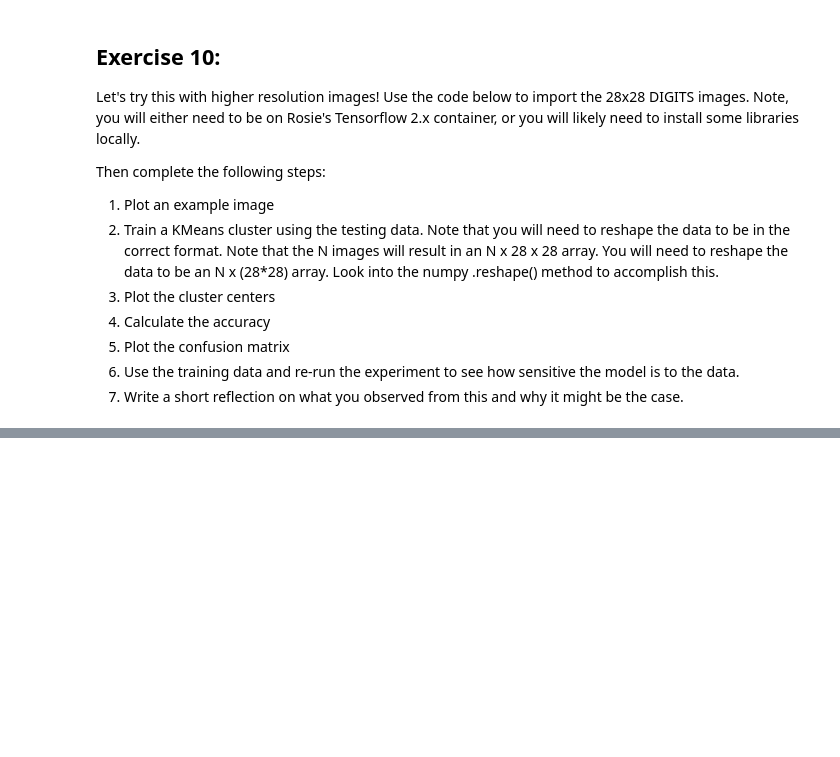
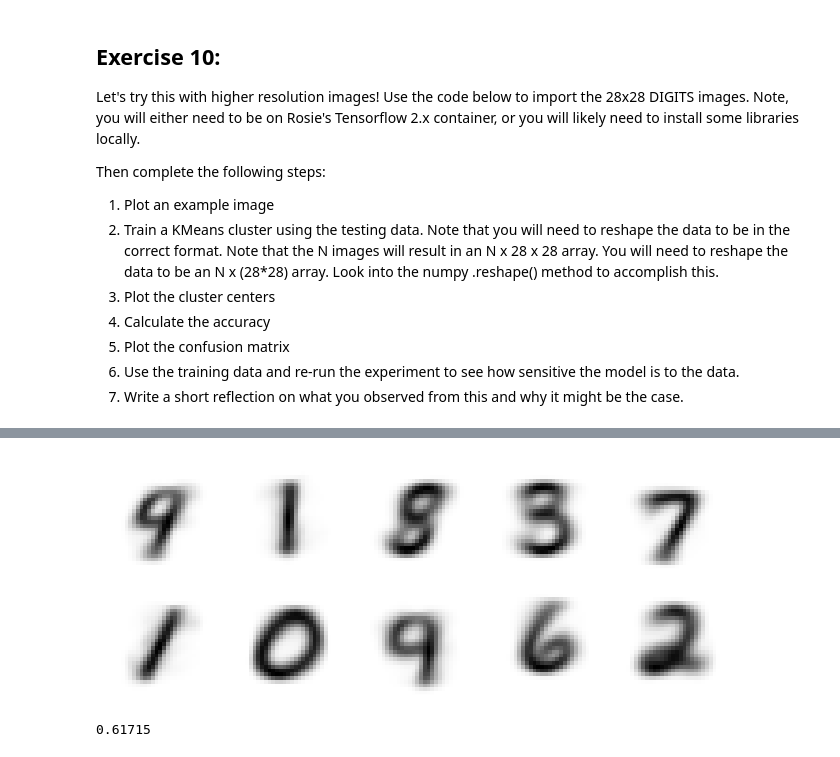
Before and after one commit to anthonyHigareda/kMeans, a Jupyter notebook: higaredajra_K_Means_Lab_Wright.ipynb, the cells around one changed output, grey strips where cells are left out. Saved outputs shown, nothing was run; the diff lists cells and outputs as text; code cells hidden in the pictures; blank space fills up the shorter version.

```diff
--- a/higaredajra_K_Means_Lab_Wright.ipynb
+++ b/higaredajra_K_Means_Lab_Wright.ipynb
@@ -383,0 +421,24 @@ from tensorflow import keras
+# %%
+N = len(X_train)
+X_train = X_train.reshape(N, 28 * 28)
+
+kmeans = KMeans(n_clusters = 10)
+kmeans.fit(X_train)
+clusters = kmeans.predict(X_train)
+
+fig, ax = plt.subplots(2, 5, figsize=(8, 3))
+centers = kmeans.cluster_centers_.reshape(10, 28, 28)
+for axi, center in zip(ax.flat, centers):
+    axi.set(xticks=[], yticks=[])
+    axi.imshow(center, interpolation='nearest', cmap=plt.cm.binary)
+# %% [output]
+[figure, added]
+# %%
+labels = np.zeros_like(clusters)
+for i in range(10):
+    mask = (clusters == i) #array of booleans for each cluster group
+    labels[mask] = mode(y_train[mask])[0] #get "mode" of each cluster group's label
+
+accuracy_score(y_train, labels)
+# %% [output]
+0.61715
```
Also changed, not shown: parts of 20 cells of this notebook.
